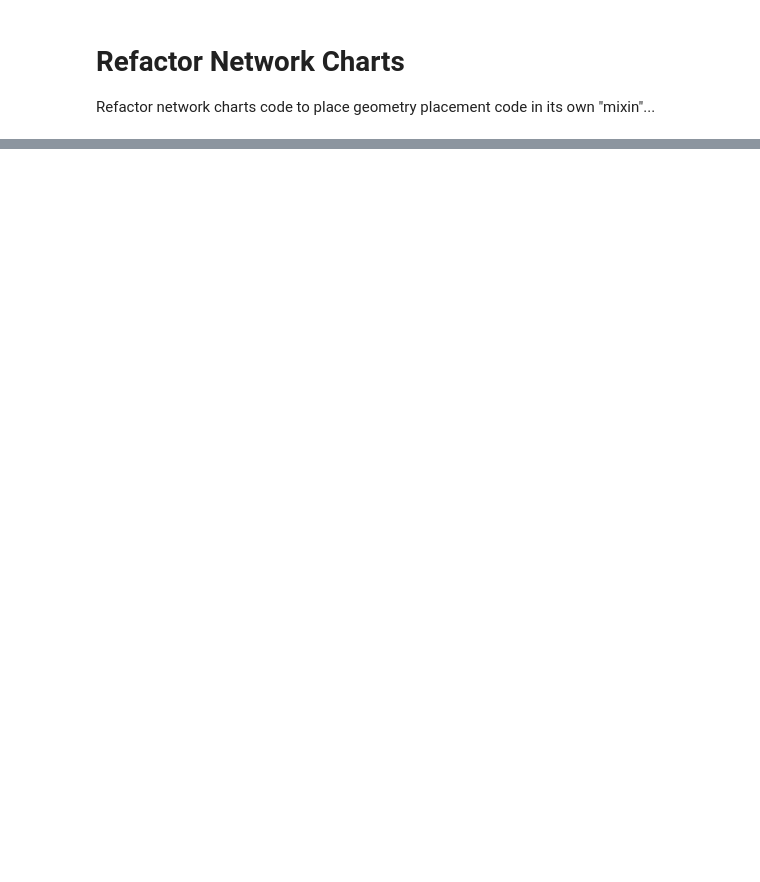
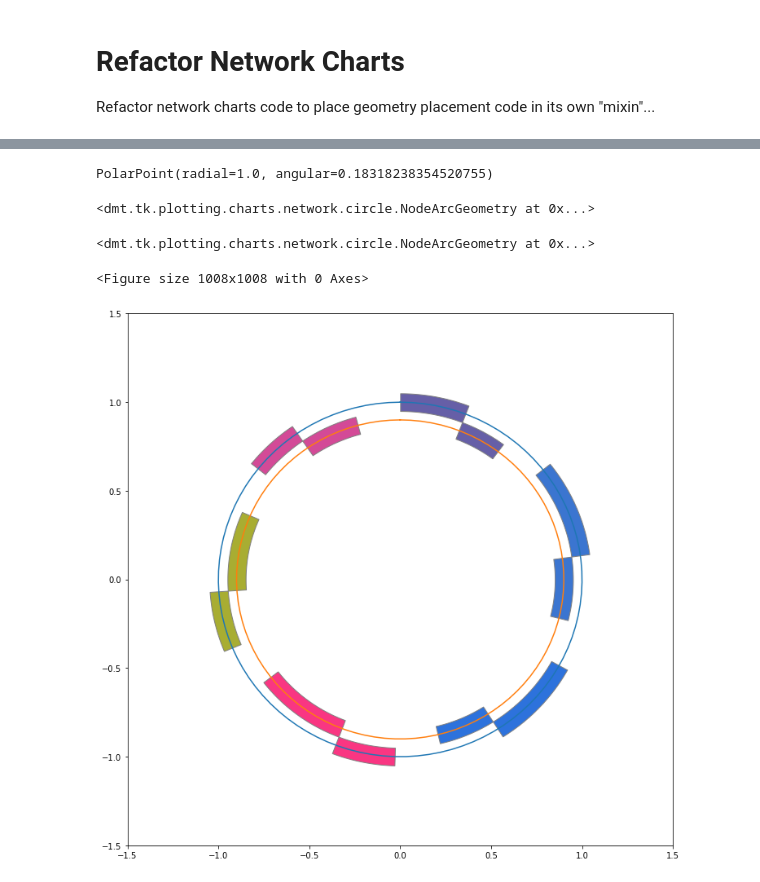
Before and after one commit to BlueBrain/DMT, a Jupyter notebook: v2/notebooks/charts_refactored.ipynb, the cells around one changed output, grey strips where cells are left out. Drawn from its saved outputs; the diff is of its cells as text; code cells hidden in the pictures; blank space fills up the shorter version.

```diff
--- a/v2/notebooks/charts_refactored.ipynb
+++ b/v2/notebooks/charts_refactored.ipynb
@@ -140,3 +141,5 @@ node_one.position.source
 # %%
 PolarPoint(
-    **node_one.position.source)
+    *node_one.position.source)
+# %% [output]
+PolarPoint(radial=1.0, angular=0.18318238354520755)
@@ -154,0 +146,14 @@ pd.concat(
+# %%
+chart.get_source_geometry("L1_SBC", chart.node_data.loc["L1_SBC"])
+# %% [output]
+<dmt.tk.plotting.charts.network.circle.NodeArcGeometry at 0x...>
+# %%
+chart.get_target_geometry("L1_SBC", chart.node_data.loc["L1_SBC"])
+# %% [output]
+<dmt.tk.plotting.charts.network.circle.NodeArcGeometry at 0x...>
+# %%
+figure = plt.figure(figsize=(14, 14))
+chart.draw(draw_diagonal=True)
+# %% [output]
+<Figure size 1008x1008 with 0 Axes>
+[figure, added]
```
Also changed, not shown: parts of 27 cells of this notebook, 3 other files.
